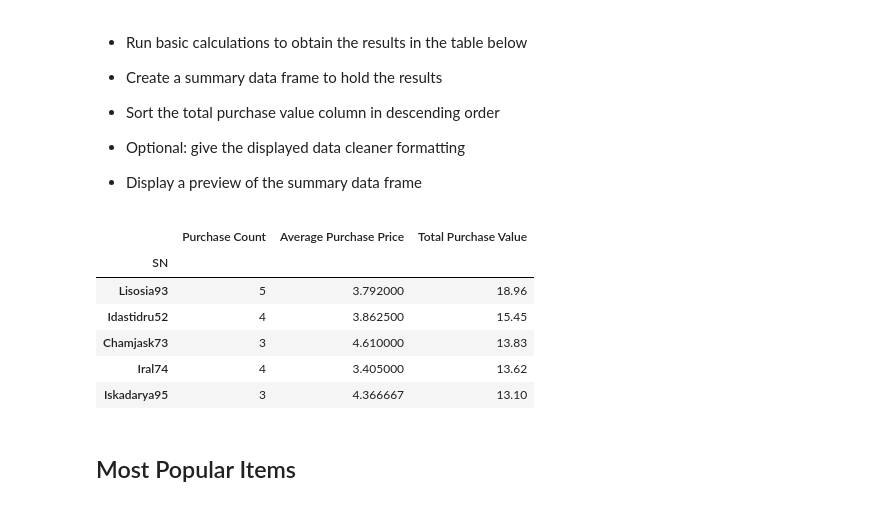
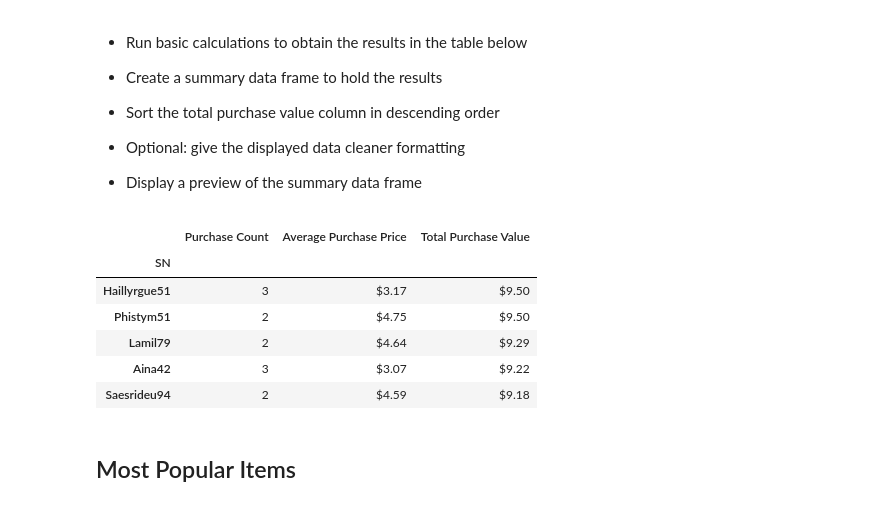
Before and after one commit to cspence001/in-game_purchase_analysis, a Jupyter notebook: HeroesOfPymoli/HeroesOfPymoli.ipynb, the cells around one changed output. Saved outputs shown, nothing was run; the diff lists cells and outputs as text; code cells hidden in the pictures.

```diff
--- a/HeroesOfPymoli/HeroesOfPymoli.ipynb
+++ b/HeroesOfPymoli/HeroesOfPymoli.ipynb
@@ -264,30 +261,30 @@ age_purchase_analysis
 # %%
 #groupby SN
 top_spenders = purchase_data.groupby(["SN"])
 top_spenders.count().head()
 
 #variable calculations
 purchase_total3 = top_spenders["Price"].sum()
 purchase_count3 = top_spenders["Purchase ID"].count()
 average_purchase3 = (purchase_total3/purchase_count3)
 
 #dataframe
 top_spenders = pd.DataFrame({"Purchase Count": purchase_count3,
-                            "Average Purchase Price": average_purchase3,
-                             "Total Purchase Value": purchase_total3
+                            "Average Purchase Price": average_purchase3.map("${:.2f}".format),
+                             "Total Purchase Value": purchase_total3.map("${:.2f}".format)
                                   })
 
 #sort based on totals
 sorted_spenders = top_spenders.sort_values("Total Purchase Value", ascending=False)
 sorted_spenders.head()
 # %% [output]
 |  | Purchase Count | Average Purchase Price | Total Purchase Value |
 | SN |  |  |  |
-| Lisosia93 | 5 | 3.792000 | 18.96 |
-| Idastidru52 | 4 | 3.862500 | 15.45 |
-| Chamjask73 | 3 | 4.610000 | 13.83 |
-| Iral74 | 4 | 3.405000 | 13.62 |
-| Iskadarya95 | 3 | 4.366667 | 13.10 |
+| Haillyrgue51 | 3 | $3.17 | $9.50 |
+| Phistym51 | 2 | $4.75 | $9.50 |
+| Lamil79 | 2 | $4.64 | $9.29 |
+| Aina42 | 3 | $3.07 | $9.22 |
+| Saesrideu94 | 2 | $4.59 | $9.18 |
 # %% [markdown]
 ## Most Popular Items
 # %% [markdown]
```
Also changed, not shown: parts of 3 cells of this notebook.
